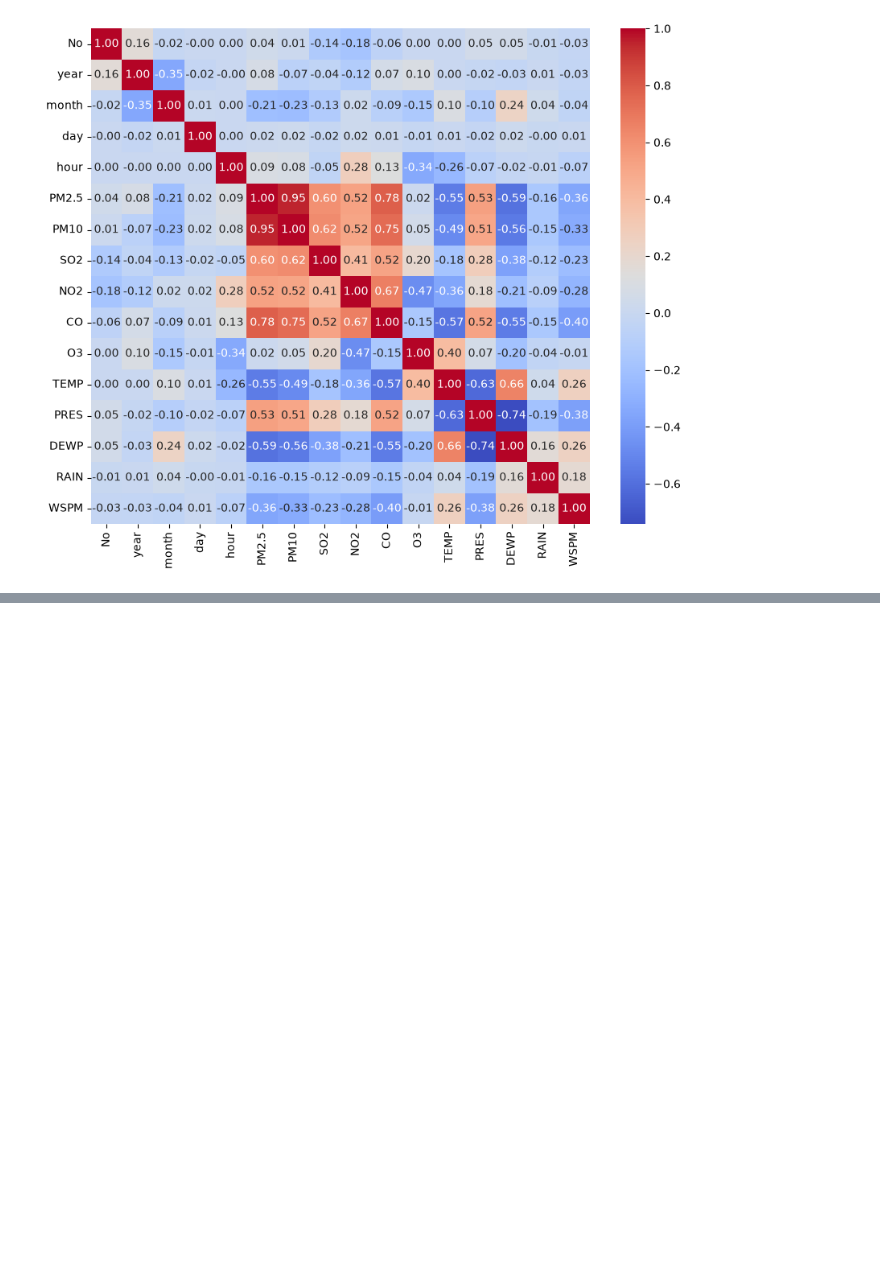
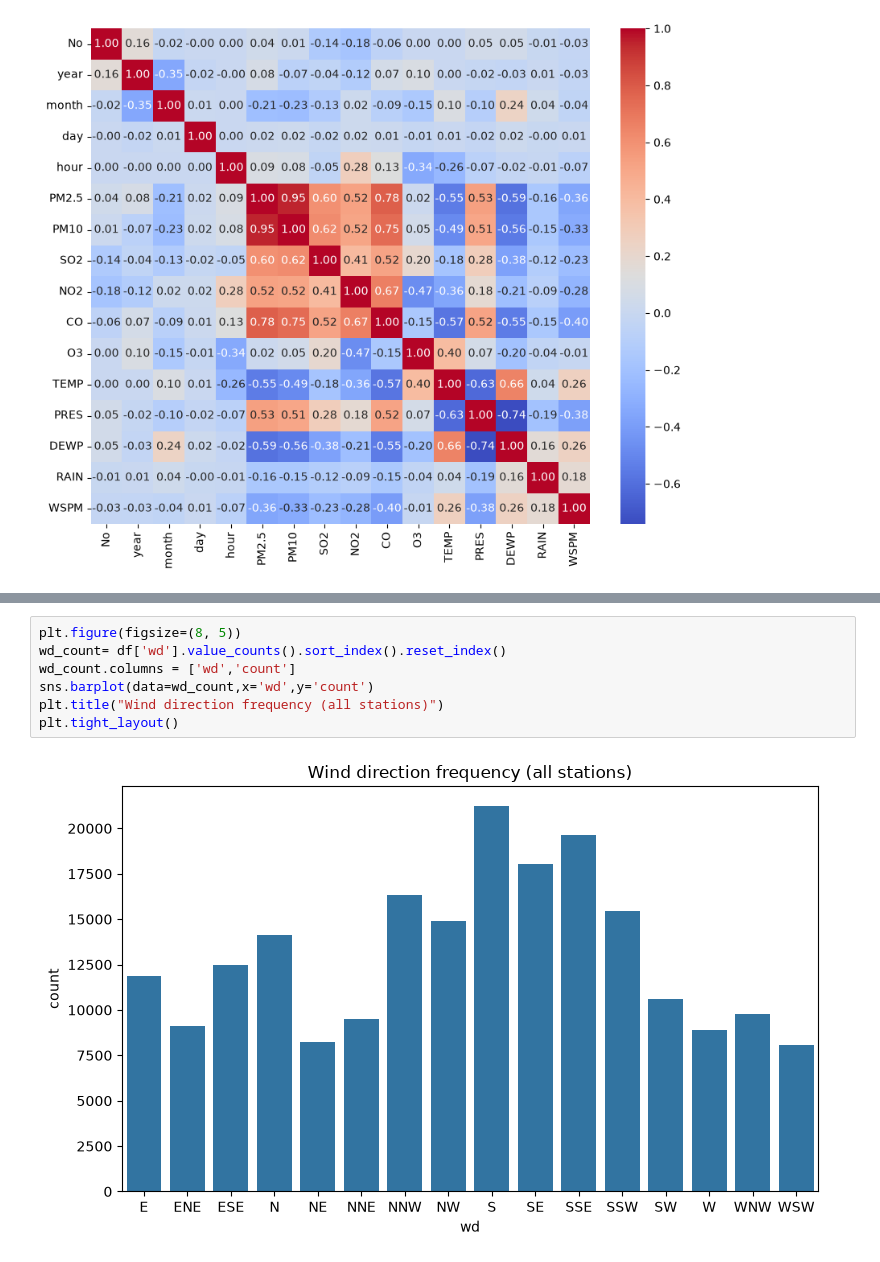
Before and after one commit to iamahnaf/SpikeForecasting, a Jupyter notebook: notebooks/DataProcessing.ipynb, the cells around one changed output, grey strips where cells are left out. Drawn from its saved outputs; the diff is of its cells as text; blank space fills up the shorter version.

```diff
--- a/notebooks/DataProcessing.ipynb
+++ b/notebooks/DataProcessing.ipynb
@@ -134,0 +137,9 @@ sns.heatmap(df.corr(numeric_only=True),annot=True,cmap='coolwarm',fmt=".2f")
+# %%
+plt.figure(figsize=(8, 5))
+wd_count= df['wd'].value_counts().sort_index().reset_index()
+wd_count.columns = ['wd','count']
+sns.barplot(data=wd_count,x='wd',y='count')
+plt.title("Wind direction frequency (all stations)")
+plt.tight_layout()
+# %% [output]
+[figure, added]
```
Also changed, not shown: parts of 4 cells of this notebook.
